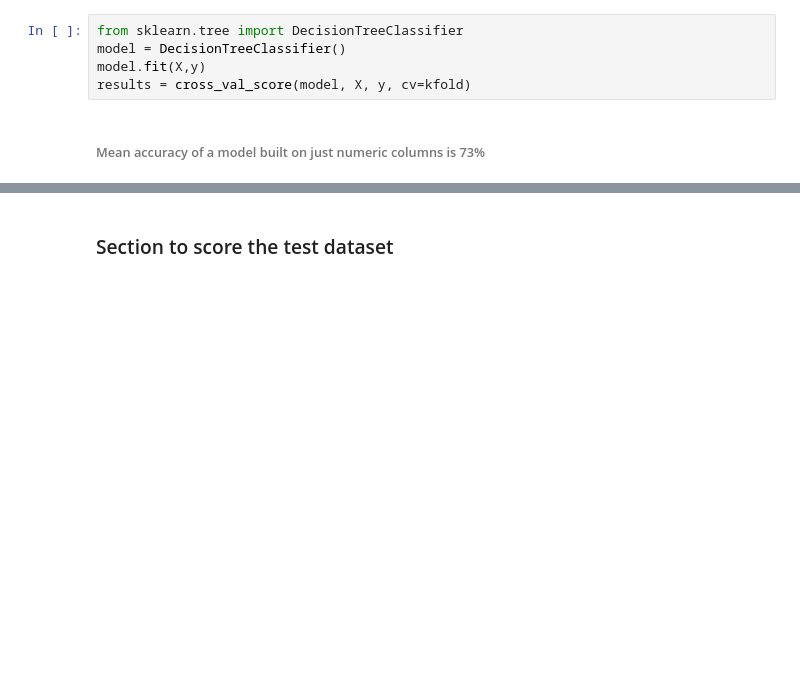
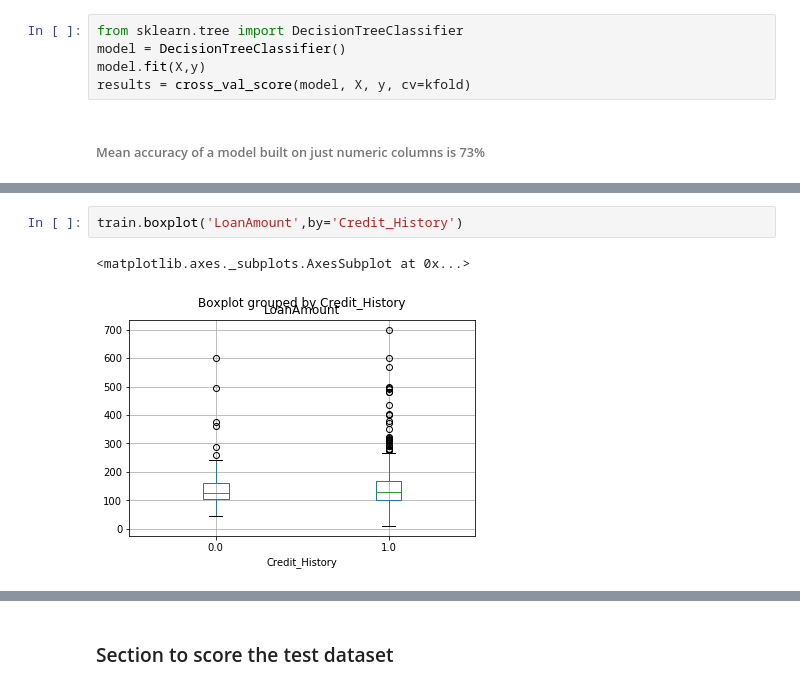
Before and after one commit to krajkumar6/MachineLearning, a Jupyter notebook: classification/Loan Prediction/Load Prediction.ipynb, the cells around one changed output, grey strips where cells are left out. Drawn from its saved outputs; the diff is of its cells as text; blank space fills up the shorter version.

```diff
--- a/classification/Loan Prediction/Load Prediction.ipynb
+++ b/classification/Loan Prediction/Load Prediction.ipynb
@@ -126,0 +241,5 @@ KeyError: 'Loan_Status'
+# %%
+train.boxplot('LoanAmount',by='Credit_History')
+# %% [output]
+<matplotlib.axes._subplots.AxesSubplot at 0x...>
+[figure, added]
```
Also changed, not shown: parts of 106 cells of this notebook, 3 other files.
